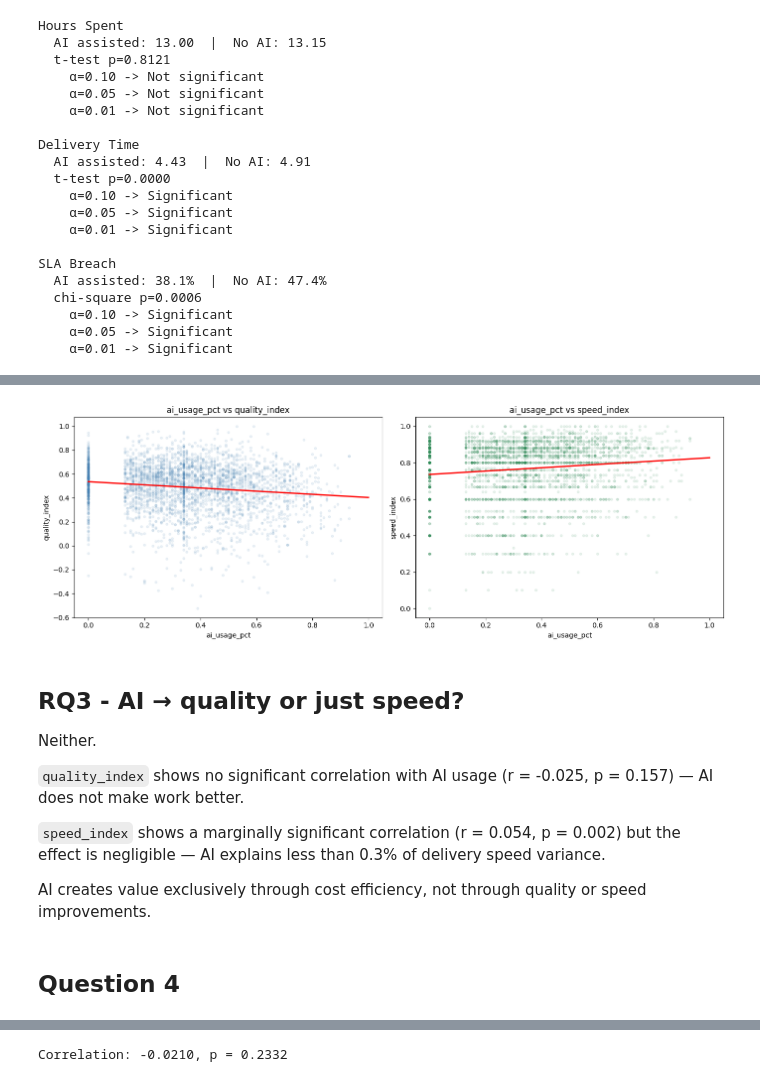
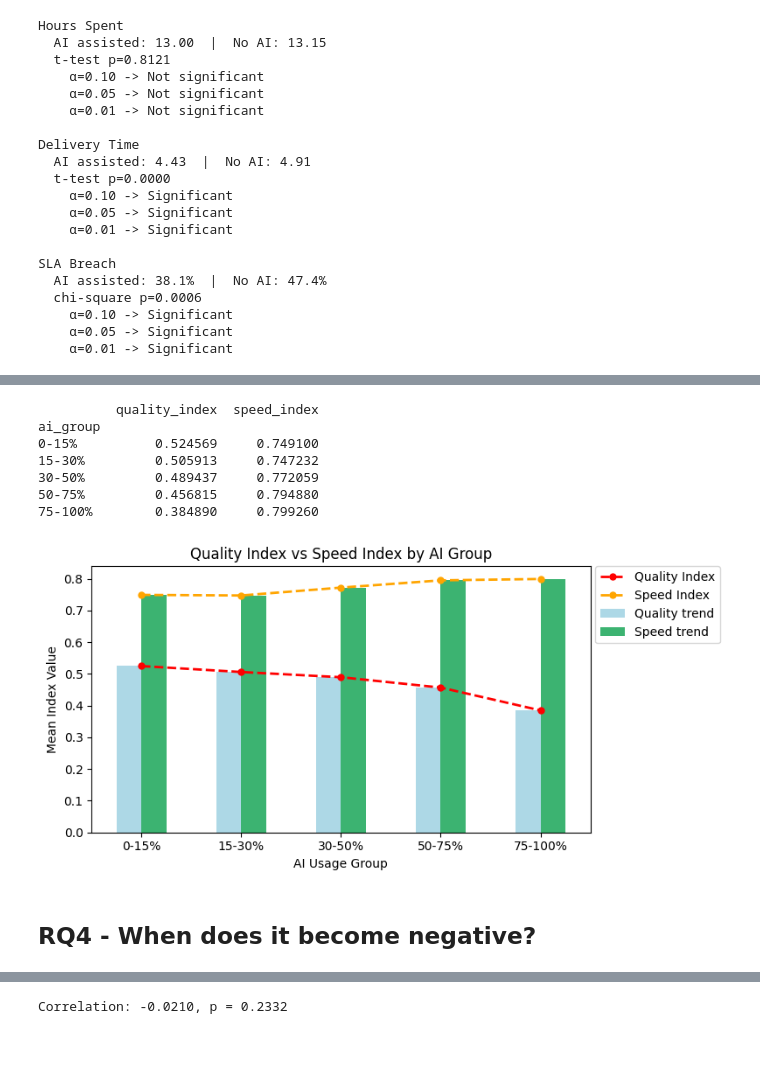
Before and after one commit to Cam-crt/FCM-Data-Alchemist, a Jupyter notebook: src/main_final.ipynb, the cells around one changed output, grey strips where cells are left out. Drawn from its saved outputs; the diff is of its cells as text; code cells hidden in the pictures; blank space fills up the shorter version.

```diff
--- a/src/main_final.ipynb
+++ b/src/main_final.ipynb
@@ -1738,36 +1737,36 @@ that the effect is negligible in practical terms.
-# %%
-fig, axes = plt.subplots(1, 2, figsize=(14, 5))
-
-for ax, metric, color in zip(axes,
-                              ["quality_index", "speed_index"],
-                              ["steelblue", "seagreen"]):
-    ax.scatter(final_df["ai_usage_pct"], final_df[metric],
-               alpha=0.1, s=10, color=color)
-    m, b = np.polyfit(final_df["ai_usage_pct"], final_df[metric], 1)
-    x = np.linspace(0, 1, 100)
-    ax.plot(x, m*x + b, color="red", linewidth=2)
-    ax.set_xlabel("ai_usage_pct")
-    ax.set_ylabel(metric)
-    ax.set_title(f"ai_usage_pct vs {metric}")
-
-plt.tight_layout()
-plt.show()
-# %% [output]
-[figure, removed]
-# %% [markdown]
-## RQ3 - AI → quality or just speed?
-
-Neither.
-
-`quality_index` shows no significant correlation with AI usage
-(r = -0.025, p = 0.157) — AI does not make work better.
-
-`speed_index` shows a marginally significant correlation (r = 0.054,
-p = 0.002) but the effect is negligible — AI explains less than
-0.3% of delivery speed variance.
-
-AI creates value exclusively through cost efficiency, not through
-quality or speed improvements.
+# %%
+final_df["sla_ratio"] = final_df["delivery_time"] / final_df["sla_days"]
+
+final_df["outcome_norm"] = (final_df["outcome_score"] - final_df["outcome_score"].min()) / (final_df["outcome_score"].max() - final_df["outcome_score"].min())
+final_df["rework_norm"] = (final_df["rework_ratio"] - final_df["rework_ratio"].min()) / (final_df["rework_ratio"].max() - final_df["rework_ratio"].min())
+final_df["quality_index"] = final_df["outcome_norm"] - final_df["rework_norm"]
+
+final_df["sla_ratio_norm"] = (final_df["sla_ratio"] - final_df["sla_ratio"].min()) / (final_df["sla_ratio"].max() - final_df["sla_ratio"].min())
+final_df["speed_index"] = 1 - final_df["sla_ratio_norm"]
+
+qs_summary = final_df.groupby("ai_group", observed=True)[["quality_index", "speed_index"]].mean()
+print(qs_summary)
+
+ax = qs_summary.plot(kind="bar", figsize=(8, 4), rot=0, color=["lightblue", "mediumseagreen"])
+x = range(len(qs_summary))
+ax.plot(x, qs_summary["quality_index"].values, color="red", linewidth=2, marker="o", markersize=5, linestyle="--")
+ax.plot(x, qs_summary["speed_index"].values, color="orange", linewidth=2, marker="o", markersize=5, linestyle="--")
+
+plt.title("Quality Index vs Speed Index by AI Group")
+plt.ylabel("Mean Index Value")
+plt.xlabel("AI Usage Group")
+plt.legend(["Quality Index", "Speed Index", "Quality trend", "Speed trend"],bbox_to_anchor=(1.01, 1), loc="upper left", borderaxespad=0)
+plt.tight_layout()
+plt.show()
+# %% [output]
+          quality_index  speed_index
+ai_group
+0-15%          0.524569     0.749100
+15-30%         0.505913     0.747232
+30-50%         0.489437     0.772059
+50-75%         0.456815     0.794880
+75-100%        0.384890     0.799260
+[figure, added]
 # %% [markdown]
-## Question 4
+## RQ4 - When does it become negative?
 # %% [markdown]
```
Also changed, not shown: parts of 60 cells of this notebook.
